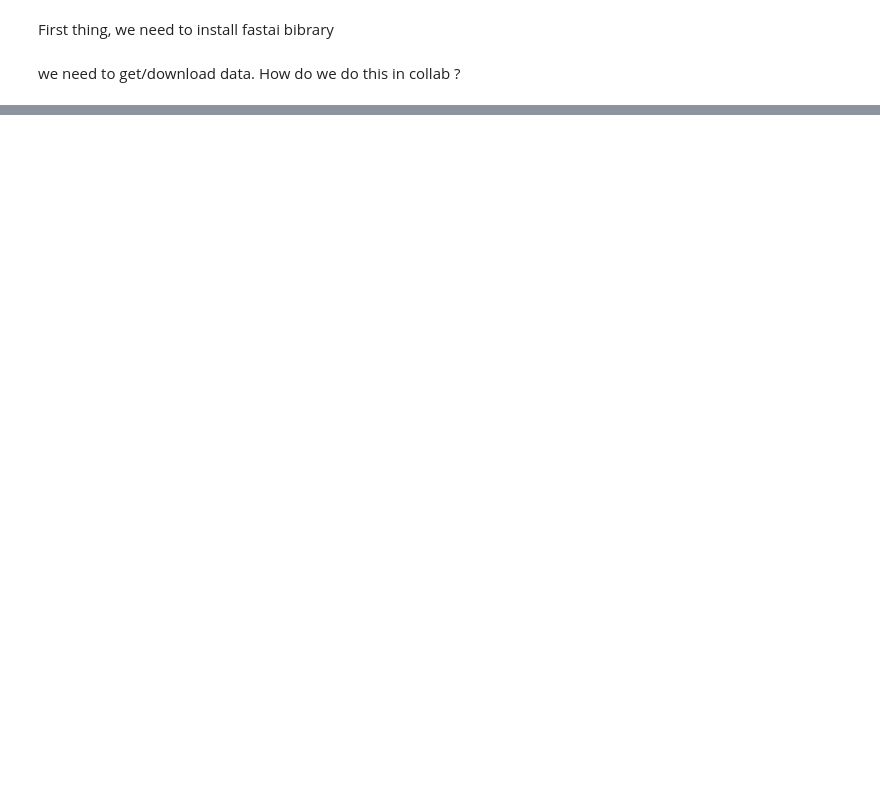
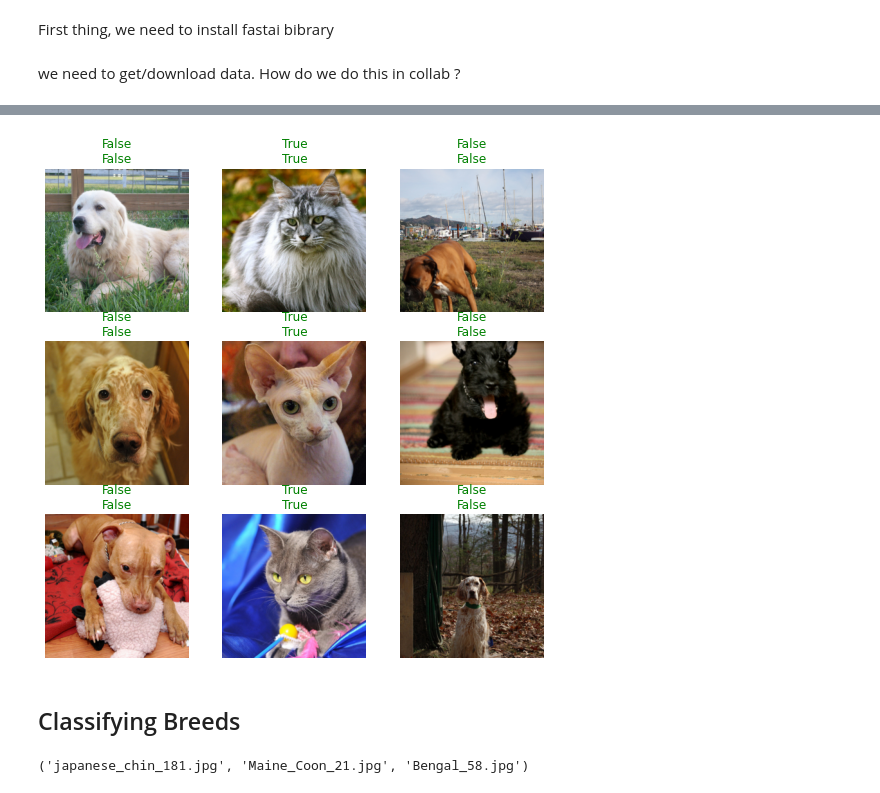
Before and after one commit to vineet-codes/ai-notebooks, a Jupyter notebook: fastai_vision_01.ipynb, the cells around one changed output, grey strips where cells are left out. Drawn from its saved outputs; the diff is of its cells as text; code cells hidden in the pictures; blank space fills up the shorter version.

```diff
--- a/fastai_vision_01.ipynb
+++ b/fastai_vision_01.ipynb
@@ -19,0 +43,3 @@ Path('/root/.fastai/data/oxford-iiit-pet')
+# %%
+learner = cnn_learner(dls, resnet18, metrics=error_rate)
+learner.fit(1)
@@ -19,0 +59,3 @@ Path('/root/.fastai/data/oxford-iiit-pet')
+# %%
+learner.show_results()
+# %% [output]
@@ -19,0 +63,7 @@ Path('/root/.fastai/data/oxford-iiit-pet')
+[figure, added]
+# %% [markdown]
+## Classifying Breeds
+# %%
+files[0].name, files[200].name, files[400].name
+# %% [output]
+('japanese_chin_181.jpg', 'Maine_Coon_21.jpg', 'Bengal_58.jpg')
```
Also changed, not shown: parts of 26 cells of this notebook.
